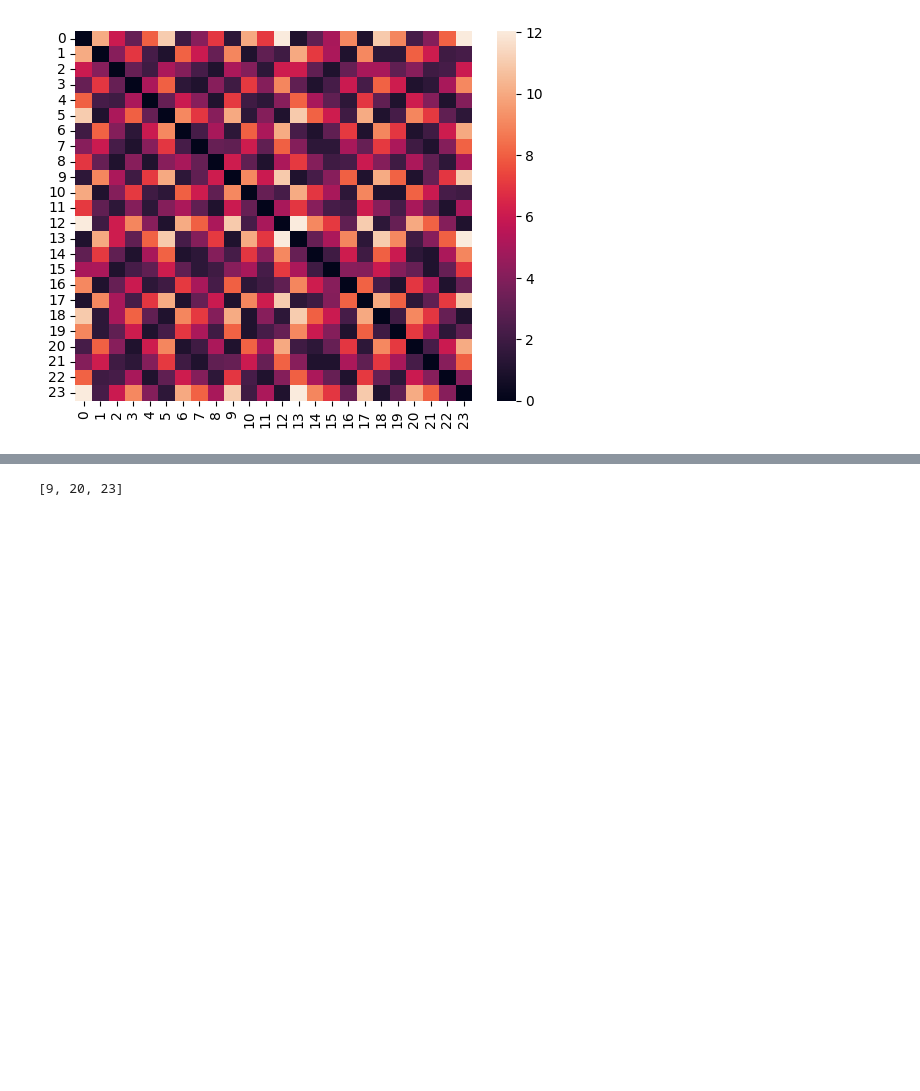
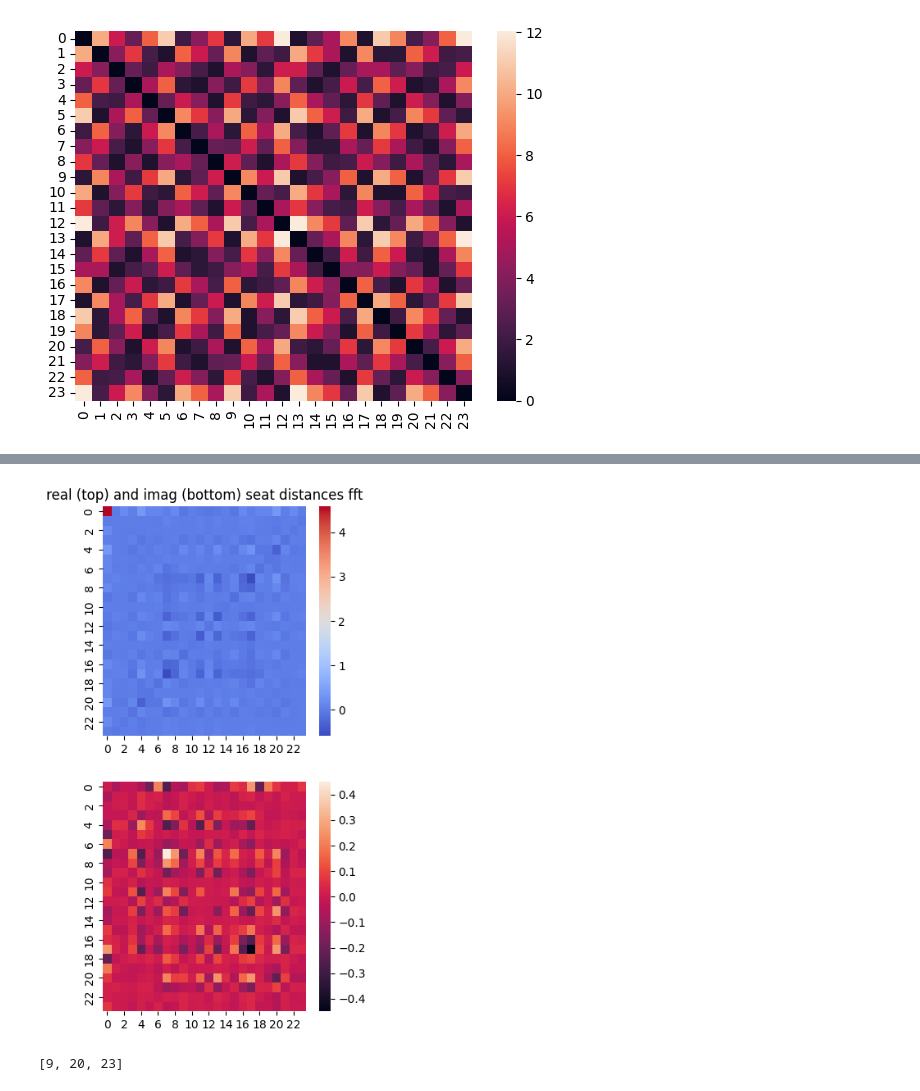
Before and after one commit to dtersegno/nz-seats, a Jupyter notebook: seats.ipynb, the cells around one changed output, grey strips where cells are left out. Cells and saved outputs as stored; diff of their text form; code cells hidden in the pictures; blank space fills up the shorter version.

```diff
--- a/seats.ipynb
+++ b/seats.ipynb
@@ -91,3 +87,18 @@ sns.heatmap(sorted_df['distance'].to_numpy().reshape((24,24)))
+# %%
+#create the fft
+invdistfft = np.fft.ifft2(distance_matrix)
+
+#set up a figure
+fig, ax = plt.subplots(figsize = (4,8), nrows = 2, ncols=1)
+
+invrealmap = sns.heatmap(np.real(invdistfft), ax=ax[0], cmap='coolwarm')
+invrealmap.set_title("real (top) and imag (bottom) seat distances fft")
+
+invimmap = sns.heatmap(np.imag(invdistfft), ax = ax[1])
+# immap.set_title("imag part seat distances fft")
+plt.show()
+# %% [output]
+[figure, added]
 # %%
 def get_neighbors(seat, include_toilet = False):
     """give a seat key. Get the keys of its neighbors.
```
Also changed, not shown: parts of 11 cells of this notebook.
